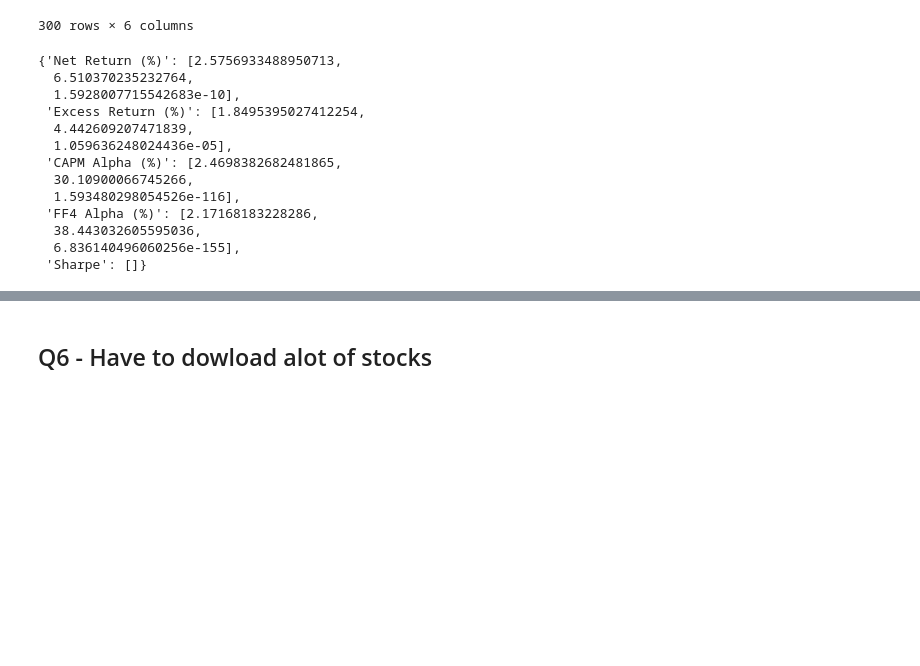
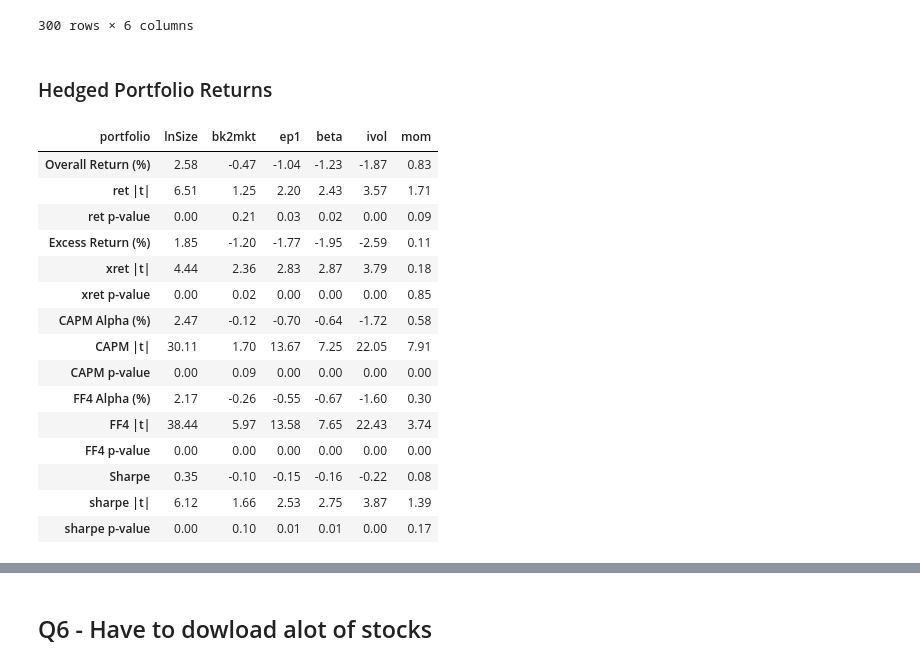
Before and after one commit to uWaterloo-CFM/CFM-301, a Jupyter notebook: Assignment 4/Assignment 4 - Code.ipynb, the cells around one changed output, grey strips where cells are left out. Drawn from its saved outputs; the diff is of its cells as text; code cells hidden in the pictures; blank space fills up the shorter version.

```diff
--- a/Assignment 4/Assignment 4 - Code.ipynb
+++ b/Assignment 4/Assignment 4 - Code.ipynb
@@ -313,7 +313,7 @@ def analyze_returns(portfolio: str, portfolio_df, return_dates):
     net_return.append(returns.mean() * 100) # Average
 
     # Significance results
-    ttest = stats.ttest_ind(returns, np.zeros(len(returns)))
+    ttest = stats.ttest_ind(list(returns), np.zeros(len(returns)))
     net_return.append(abs(ttest[0])) # abs(t stat)
     net_return.append(ttest[1]) # p value
 
@@ -325,7 +325,7 @@ def analyze_returns(portfolio: str, portfolio_df, return_dates):
     excess_returns.append(xret.mean() * 100) # Average
 
     # Significance results
-    ttest = stats.ttest_ind(xret, np.zeros(len(xret)))
+    ttest = stats.ttest_ind(list(xret), np.zeros(len(xret)))
     excess_returns.append(abs(ttest[0])) # abs(t stat)
     excess_returns.append(ttest[1]) # p value
 
@@ -362,10 +362,10 @@ def analyze_returns(portfolio: str, portfolio_df, return_dates):
     monthly_volatility = returns.std()
     sharpe = []
     sharpe_monthly = (returns - factor_data["RF"]) / monthly_volatility
-    sharpe.append(sharpe_monthly)
+    sharpe.append(sharpe_monthly.mean())
 
     # Significance results
-    ttest = stats.ttest_ind(sharpe_monthly, np.zeros(len(sharpe_monthly) + 1)) # Compare against H_0 = 1
+    ttest = stats.ttest_ind(list(sharpe_monthly), np.zeros(len(sharpe_monthly))) # Compare against H_0 = 0 (worst sharpe)
     sharpe.append(abs(ttest[0])) # abs(t stat)
     sharpe.append(ttest[1]) # p value
 
@@ -378,16 +447,22 @@ betas = analyze_returns("lnSize", hedge_portfolios, hedge_portfolios.index)
-# %%
-betas
-# %% [output]
-{'Net Return (%)': [2.5756933488950713,
-  6.510370235232764,
-  1.5928007715542683e-10],
- 'Excess Return (%)': [1.8495395027412254,
-  4.442609207471839,
-  1.059636248024436e-05],
- 'CAPM Alpha (%)': [2.4698382682481865,
-  30.10900066745266,
-  1.593480298054526e-116],
- 'FF4 Alpha (%)': [2.17168183228286,
-  38.443032605595036,
-  6.836140496060256e-155],
- 'Sharpe': []}
+# %% [markdown]
+### Hedged Portfolio Returns
+# %%
+hedged_result = pd.DataFrame.from_dict(hedged_portfolios).round(2).set_index("portfolio").T
+hedged_result
+# %% [output]
+| portfolio | lnSize | bk2mkt | ep1 | beta | ivol | mom |
+| Overall Return (%) | 2.58 | -0.47 | -1.04 | -1.23 | -1.87 | 0.83 |
+| ret |t| | 6.51 | 1.25 | 2.20 | 2.43 | 3.57 | 1.71 |
+| ret p-value | 0.00 | 0.21 | 0.03 | 0.02 | 0.00 | 0.09 |
+| Excess Return (%) | 1.85 | -1.20 | -1.77 | -1.95 | -2.59 | 0.11 |
+| xret |t| | 4.44 | 2.36 | 2.83 | 2.87 | 3.79 | 0.18 |
+| xret p-value | 0.00 | 0.02 | 0.00 | 0.00 | 0.00 | 0.85 |
+| CAPM Alpha (%) | 2.47 | -0.12 | -0.70 | -0.64 | -1.72 | 0.58 |
+| CAPM |t| | 30.11 | 1.70 | 13.67 | 7.25 | 22.05 | 7.91 |
+| CAPM p-value | 0.00 | 0.09 | 0.00 | 0.00 | 0.00 | 0.00 |
+| FF4 Alpha (%) | 2.17 | -0.26 | -0.55 | -0.67 | -1.60 | 0.30 |
+| FF4 |t| | 38.44 | 5.97 | 13.58 | 7.65 | 22.43 | 3.74 |
+| FF4 p-value | 0.00 | 0.00 | 0.00 | 0.00 | 0.00 | 0.00 |
+| Sharpe | 0.35 | -0.10 | -0.15 | -0.16 | -0.22 | 0.08 |
+| sharpe |t| | 6.12 | 1.66 | 2.53 | 2.75 | 3.87 | 1.39 |
+| sharpe p-value | 0.00 | 0.10 | 0.01 | 0.01 | 0.00 | 0.17 |
```
Also changed, not shown: parts of 16 cells of this notebook, 1 other file.
